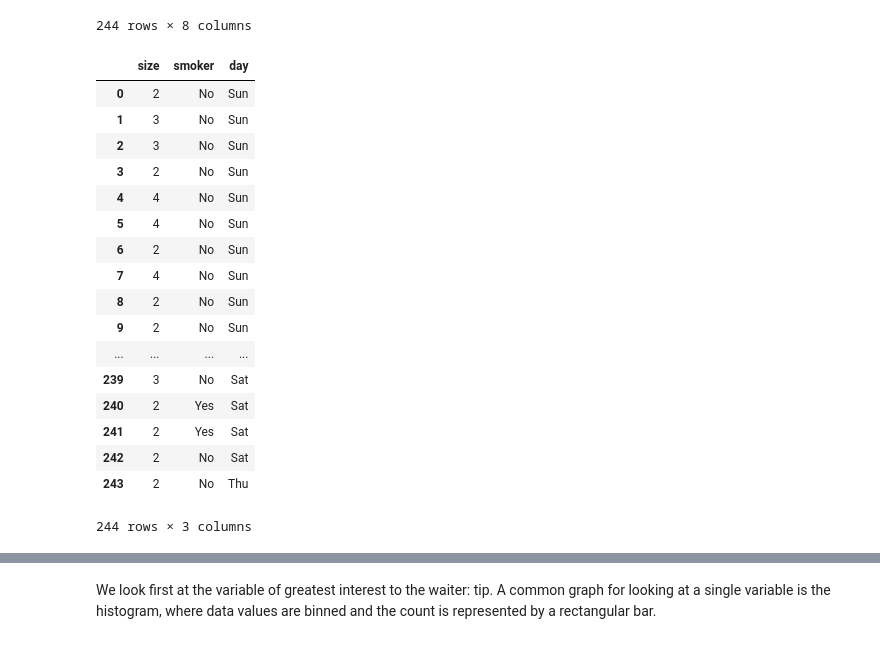
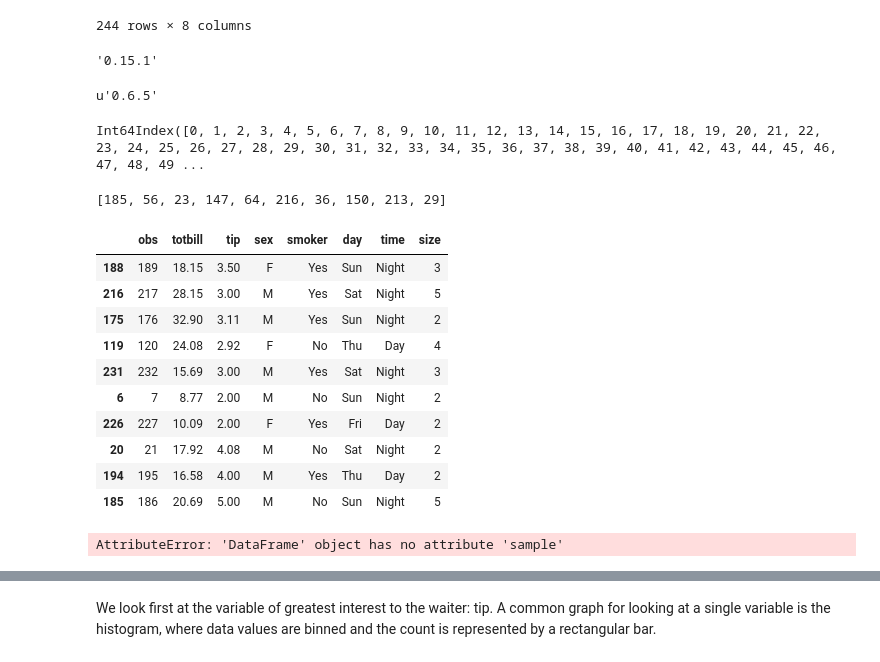
Before and after one commit to lorachow/DS_HK_9, a Jupyter notebook: notebooks/04 - Exploratory Data Analysis.ipynb, the cells around one changed output, grey strips where cells are left out. Cells and saved outputs as stored; diff of their text form; code cells hidden in the pictures.

```diff
--- a/notebooks/04 - Exploratory Data Analysis.ipynb
+++ b/notebooks/04 - Exploratory Data Analysis.ipynb
@@ -593,3 +406,7 @@ tips.iloc[:,:]
 | 242 | 243 | 17.82 | 1.75 | M | No | Sat | Night | 2 |
 | 243 | 244 | 18.78 | 3.00 | F | No | Thu | Night | 2 |
 244 rows × 8 columns
+# %%
+pd.__version__
+# %% [output]
+'0.15.1'
@@ -596,25 +415,36 @@ tips.iloc[:,:]
+# %%
+ggplot.__version__
+# %% [output]
+u'0.6.5'
+# %%
+tips.index
+# %% [output]
+Int64Index([0, 1, 2, 3, 4, 5, 6, 7, 8, 9, 10, 11, 12, 13, 14, 15, 16, 17, 18, 19, 20, 21, 22, 23, 24, 25, 26, 27, 28, 29, 30, 31, 32, 33, 34, 35, 36, 37, 38, 39, 40, 41, 42, 43, 44, 45, 46, 47, 48, 49 ...
+# %%
+sample(tips.index,10)
+# %% [output]
+[185, 56, 23, 147, 64, 216, 36, 150, 213, 29]
 # %%
+from random import sample
+# tips.sample(10)
 # Look at a random sample of the rows
-tips.ix[:,sample(tips.columns,3)]
+tips.ix[sample(tips.index,10),:]
 # %% [output]
-|  | size | smoker | day |
-| 0 | 2 | No | Sun |
-| 1 | 3 | No | Sun |
-| 2 | 3 | No | Sun |
-| 3 | 2 | No | Sun |
-| 4 | 4 | No | Sun |
-| 5 | 4 | No | Sun |
-| 6 | 2 | No | Sun |
-| 7 | 4 | No | Sun |
-| 8 | 2 | No | Sun |
-| 9 | 2 | No | Sun |
-| ... | ... | ... | ... |
-| 239 | 3 | No | Sat |
-| 240 | 2 | Yes | Sat |
-| 241 | 2 | Yes | Sat |
-| 242 | 2 | No | Sat |
-| 243 | 2 | No | Thu |
+|  | obs | totbill | tip | sex | smoker | day | time | size |
+| 188 | 189 | 18.15 | 3.50 | F | Yes | Sun | Night | 3 |
+| 216 | 217 | 28.15 | 3.00 | M | Yes | Sat | Night | 5 |
+| 175 | 176 | 32.90 | 3.11 | M | Yes | Sun | Night | 2 |
+| 119 | 120 | 24.08 | 2.92 | F | No | Thu | Day | 4 |
+| 231 | 232 | 15.69 | 3.00 | M | Yes | Sat | Night | 3 |
+| 6 | 7 | 8.77 | 2.00 | M | No | Sun | Night | 2 |
+| 226 | 227 | 10.09 | 2.00 | F | Yes | Fri | Day | 2 |
+| 20 | 21 | 17.92 | 4.08 | M | No | Sat | Night | 2 |
+| 194 | 195 | 16.58 | 4.00 | M | Yes | Thu | Day | 2 |
+| 185 | 186 | 20.69 | 5.00 | M | No | Sun | Night | 5 |
-244 rows × 3 columns
+# %%
+tips.sample(3, axis=1)
+# %% [output]
+AttributeError: 'DataFrame' object has no attribute 'sample'
 # %%
 # Inspect head and tail of the dataset
 # %%
```
Also changed, not shown: parts of 85 cells of this notebook.
